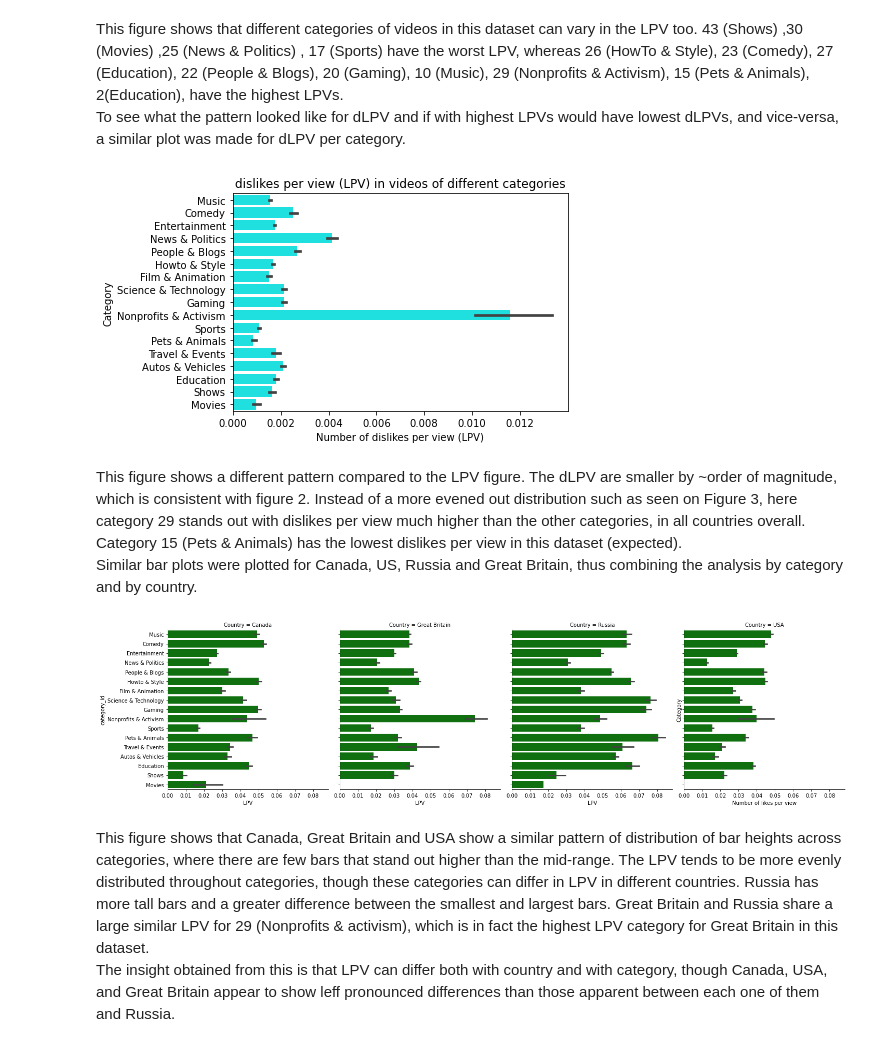
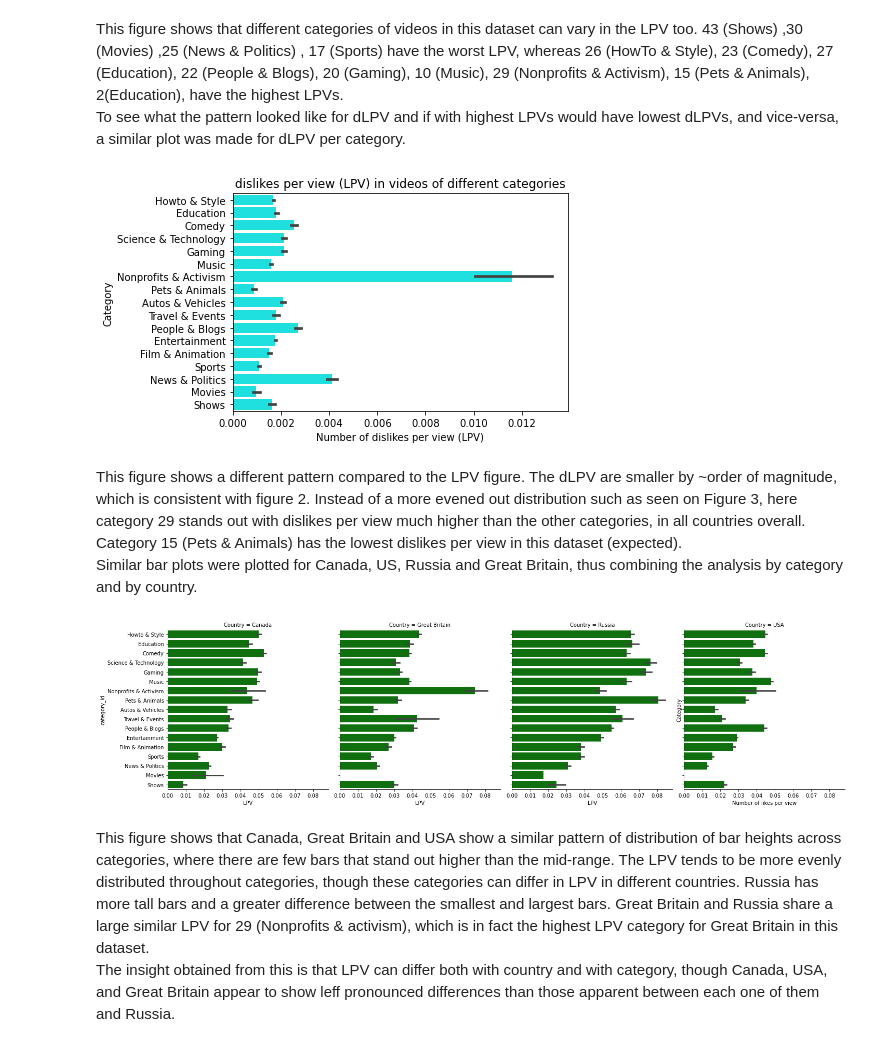
Before and after one commit to data301-2020-winter1/course-project-group_6013, a Jupyter notebook: analysis/milestone2Task4AndTask5.ipynb, the cells around one changed output. Cells and saved outputs as stored; diff of their text form; code cells hidden in the pictures.

```diff
--- a/analysis/milestone2Task4AndTask5.ipynb
+++ b/analysis/milestone2Task4AndTask5.ipynb
@@ -140,31 +151,31 @@ To see what the pattern looked like for dLPV and if with highest LPVs would have
 # %%
 #p6 = sns.FacetGrid(df, row="category_id")
 #p6.map_dataframe(sns.barplot, x=df['Country'],y=df['LPV'])
-p8 = sns.barplot(y=df['category_id'],x=df['DLPV'],color="cyan").set_title("dislikes per view (LPV) in videos of different categories")
+p8 = sns.barplot(y=df['category_id'],x=df['DLPV'],color="cyan",order=['Howto & Style','Education','Comedy','Science & Technology','Gaming','Music','Nonprofits & Activism','Pets & Animals','Autos & Vehicles','Travel & Events','People & Blogs','Entertainment','Film & Animation','Sports','News & Politics','Movies','Shows']).set_title("dislikes per view (LPV) in videos of different categories")
 plot.xlabel("Number of dislikes per view (LPV)")
 plot.ylabel("Category")
 plot.savefig('../../images/dLPVcats.png')
 #**Category 29 (Non-profits & Activism) gets the most dislikes per view**
 # %% [output]
-[figure, old version]
+[figure, new version]
 # %% [markdown]
 This figure shows a different pattern compared to the LPV figure. The dLPV are smaller by ~order of magnitude, which is consistent with figure 2. Instead of a more evened out distribution such as seen on Figure 3, here category 29 stands out with dislikes per view much higher than the other categories, in all countries overall. Category 15 (Pets & Animals) has the lowest dislikes per view in this dataset (expected).
 Similar bar plots were plotted for Canada, US, Russia and Great Britain, thus combining the analysis by category and by country.
 # %%
 dfCUB = df.loc[(df['Country']=="Canada")| (df['Country']=="USA") | (df['Country']=="Great Britain") | (df['Country']=="Russia")]
 #print(dfCUB)
-P9 = sns.catplot(data=dfCUB,col='Country',y='category_id',x='LPV',kind='bar',color = 'green')
+P9 = sns.catplot(data=dfCUB,col='Country',y='category_id',x='LPV',kind='bar',color = 'green',order=['Howto & Style','Education','Comedy','Science & Technology','Gaming','Music','Nonprofits & Activism','Pets & Animals','Autos & Vehicles','Travel & Events','People & Blogs','Entertainment','Film & Animation','Sports','News & Politics','Movies','Shows'])
 plot.ylabel("Category")
 plot.xlabel("Number of likes per view")
 plot.savefig("../../images/LPVcatscs.png")
 #**In Canada, US, Great Britain,and Russia, the distribution of LPV per category differs**
 #
 #Canada has an evened out LPV distrivution, wih 43 (shows) being the lowest.
 #Great britain has its highest on category 29 (Nonprofits and activism).
 #Russia has lots of high LPVs.
 #US has lots of low LPVs
 # %% [output]
-[figure, old version]
+[figure, new version]
 # %% [markdown]
 This figure shows that Canada, Great Britain and USA show a similar pattern of distribution of bar heights across categories, where there are few bars that stand out higher than the mid-range. The LPV tends to be more evenly distributed throughout categories, though these categories can differ in LPV in different countries. Russia has more tall bars and a greater difference between the smallest and largest bars. Great Britain and Russia share a large similar LPV for 29 (Nonprofits & activism), which is in fact the highest LPV category for Great Britain in this dataset.
 The insight obtained from this is that LPV can differ both with country and with category, though Canada, USA, and Great Britain appear to show leff pronounced differences than those apparent between each one of them and Russia.
```
Also changed, not shown: parts of 10 cells of this notebook, 6 other files.
